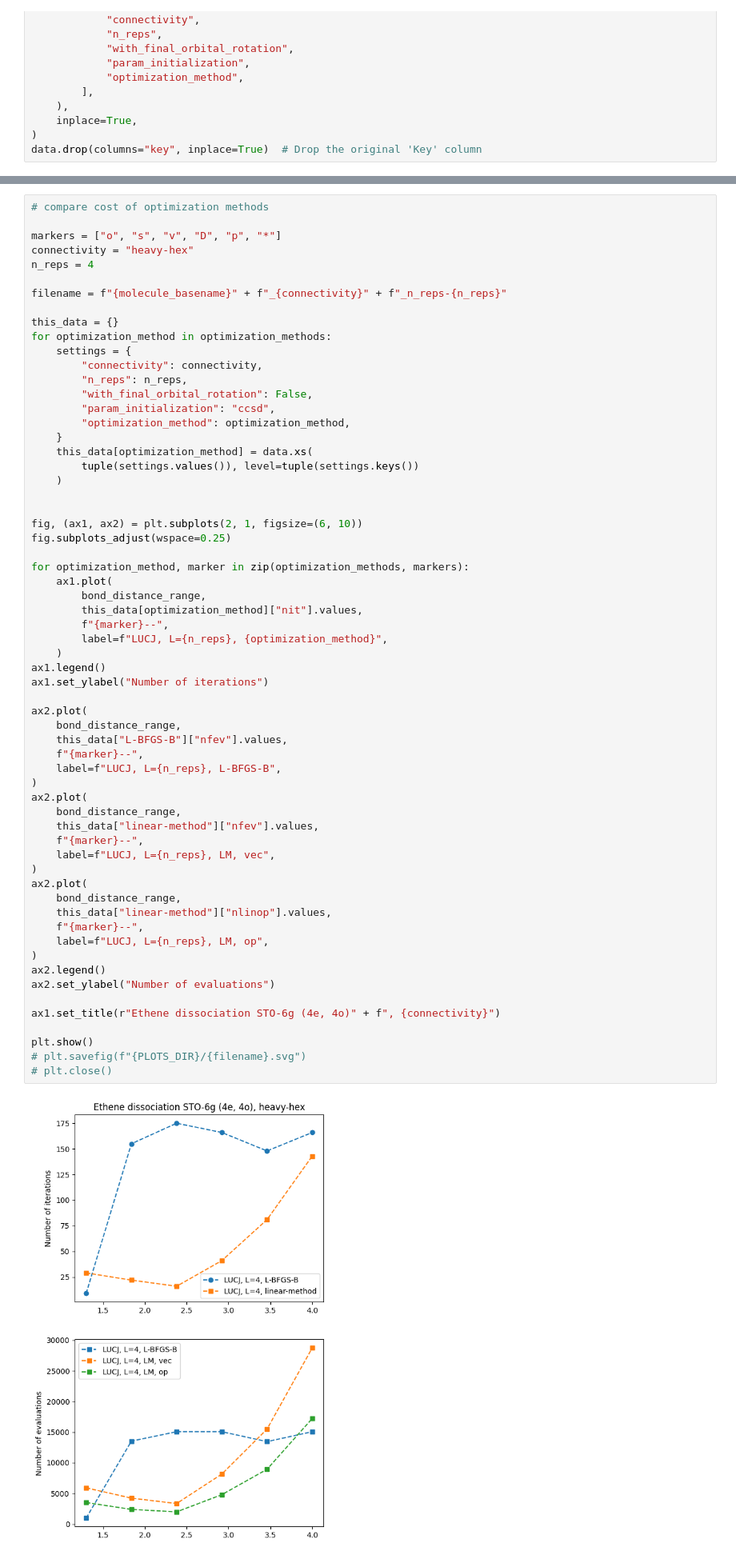
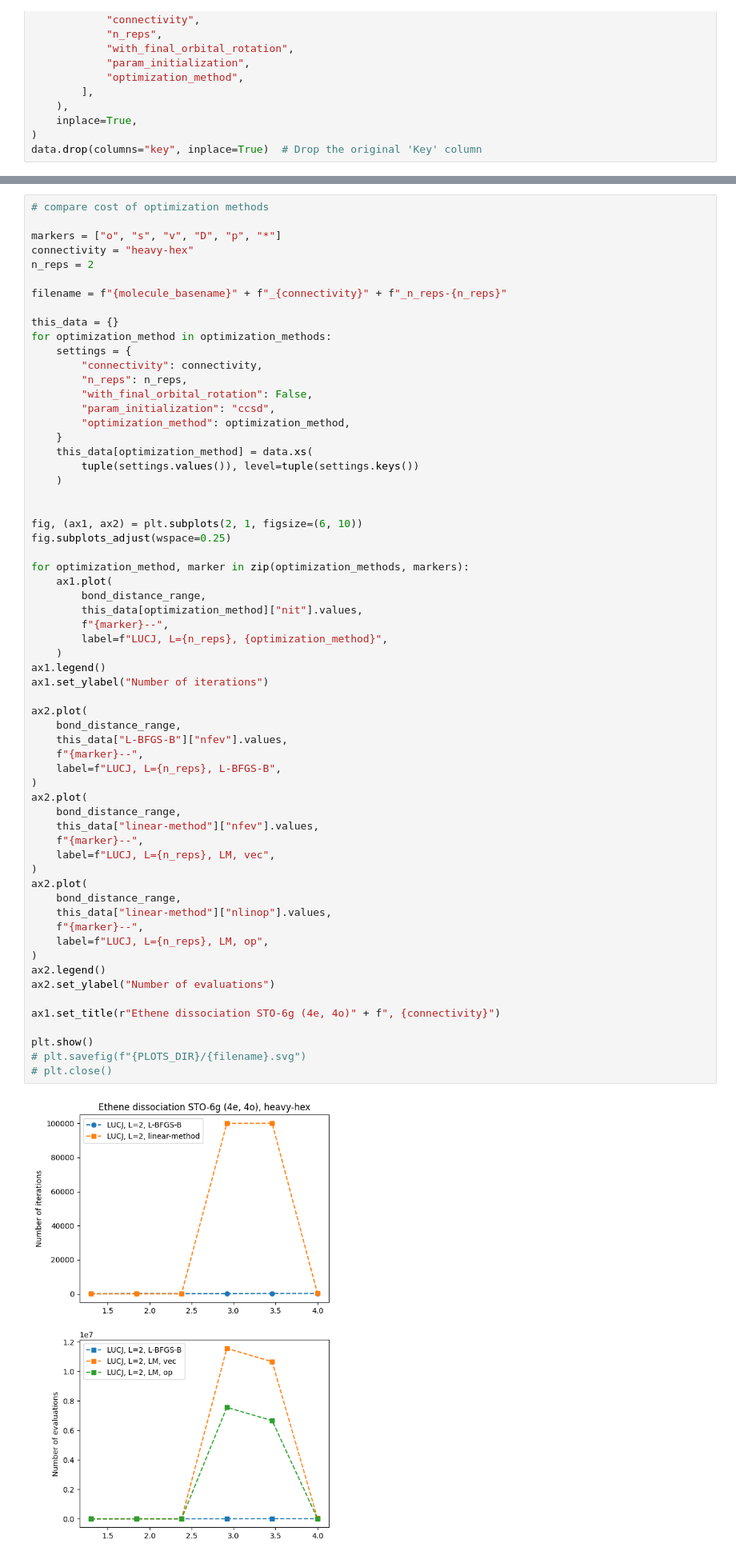
Before and after one commit to kevinsung/lucj-ffsim, a Jupyter notebook: plot.ipynb, the cells around one changed output, grey strips where cells are left out. Shown at 80% size. Saved outputs shown, nothing was run; the diff lists cells and outputs as text.

```diff
--- a/plot.ipynb
+++ b/plot.ipynb
@@ -211,7 +211,7 @@ plt.show()
 
 markers = ["o", "s", "v", "D", "p", "*"]
 connectivity = "heavy-hex"
-n_reps = 4
+n_reps = 2
 
 filename = f"{molecule_basename}" + f"_{connectivity}" + f"_n_reps-{n_reps}"
 
@@ -242,31 +242,31 @@ for optimization_method, marker in zip(optimization_methods, markers):
 ax1.legend()
 ax1.set_ylabel("Number of iterations")
 
 ax2.plot(
     bond_distance_range,
     this_data["L-BFGS-B"]["nfev"].values,
     f"{marker}--",
     label=f"LUCJ, L={n_reps}, L-BFGS-B",
 )
 ax2.plot(
     bond_distance_range,
     this_data["linear-method"]["nfev"].values,
     f"{marker}--",
     label=f"LUCJ, L={n_reps}, LM, vec",
 )
 ax2.plot(
     bond_distance_range,
     this_data["linear-method"]["nlinop"].values,
     f"{marker}--",
     label=f"LUCJ, L={n_reps}, LM, op",
 )
 ax2.legend()
 ax2.set_ylabel("Number of evaluations")
 
 ax1.set_title(r"Ethene dissociation STO-6g (4e, 4o)" + f", {connectivity}")
 
 plt.show()
 # plt.savefig(f"{PLOTS_DIR}/{filename}.svg")
 # plt.close()
 # %% [output]
-[figure, old version]
+[figure, new version]
```
Also changed, not shown: 2 other files.
